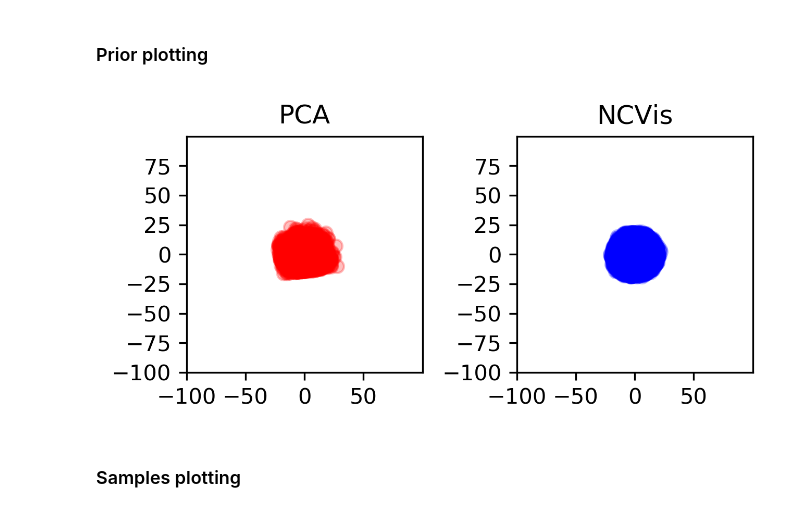
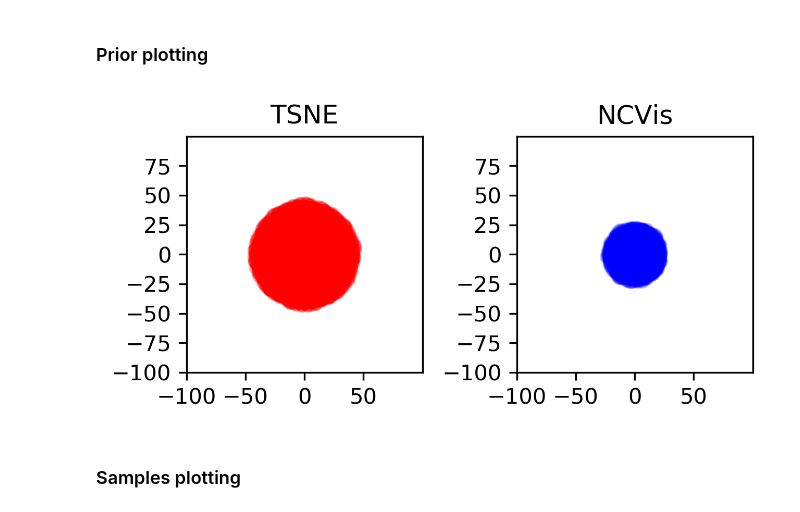
Before and after one commit to nkotelevskii/vae_int, a Jupyter notebook: plotting.ipynb, the cells around one changed output. Drawn from its saved outputs; the diff is of its cells as text; code cells hidden in the pictures.

```diff
--- a/plotting.ipynb
+++ b/plotting.ipynb
@@ -13,43 +17,43 @@ device = "cuda:0" if torch.cuda.is_available() else "cpu"
 data = ['mnist', 'goodreads']
 # %%
 ####################################
-general_name = 'data_mnist_skips_False_prior_NAF_numnafs_1_samples_1_zdim_64'
+general_name = 'data_mnist_skips_False_prior_None_numnafs_1_varflow_None_numvarflows_1_samples_1_zdim_64'
 ####################################
 # %% [markdown]
 ### Prior plotting
 # %%
 filename = 'prior_{}'.format(general_name + '.txt')
 full_name = os.path.join('./plot_data/mnist', filename)
 if os.path.exists(full_name):
     file = open(full_name)
     data = np.array([float(val) for val in ' '.join([value for value in file.read().split('\n')][:-1]).split(' ')]).reshape(-1, 64)
     fig, ax = plt.subplots(ncols=2, figsize=(5, 2), dpi=300, sharex=True)
     limx, limy = 100, 100
-    #### PCA ####
-    pca = PCA(n_components=2)
-    compressed_data = pca.fit_transform(data)
-    ax[0].set_title('PCA')
+    #### TSNE ####
+    tsne = TSNE(n_components=2)
+    compressed_data = tsne.fit_transform(data)
+    ax[0].set_title('TSNE')
     ax[0].scatter(compressed_data[:, 0], compressed_data[:, 1], c='r', alpha=0.25)
     ax[0].set_xlim((-limx, limx))
     ax[0].set_ylim((-limy, limy))
     ax[0].set_xticks(np.arange(-limx, limx, 50))
     ax[0].set_yticks(np.arange(-limy, limy, 25))
     ax[0].set_aspect('equal', 'box')
 
     ### NCVIS ###
     vis = ncvis.NCVis()
     compressed_data = vis.fit_transform(data)
     ax[1].set_title('NCVis')
     ax[1].scatter(compressed_data[:, 0], compressed_data[:, 1], c='b', alpha=0.25)
     ax[1].set_xlim((-limx, limx))
     ax[1].set_ylim((-limy, limy))
     ax[1].set_xticks(np.arange(-limx, limx, 50))
     ax[1].set_yticks(np.arange(-limy, limy, 25))
     ax[1].set_aspect('equal', 'box')
 else:
     print('NO data found!')
 # %% [output]
-[figure, old version]
+[figure, new version]
 # %% [markdown]
 ### Samples plotting
 # %%
```
Also changed, not shown: parts of 5 cells of this notebook, 9 other files.
